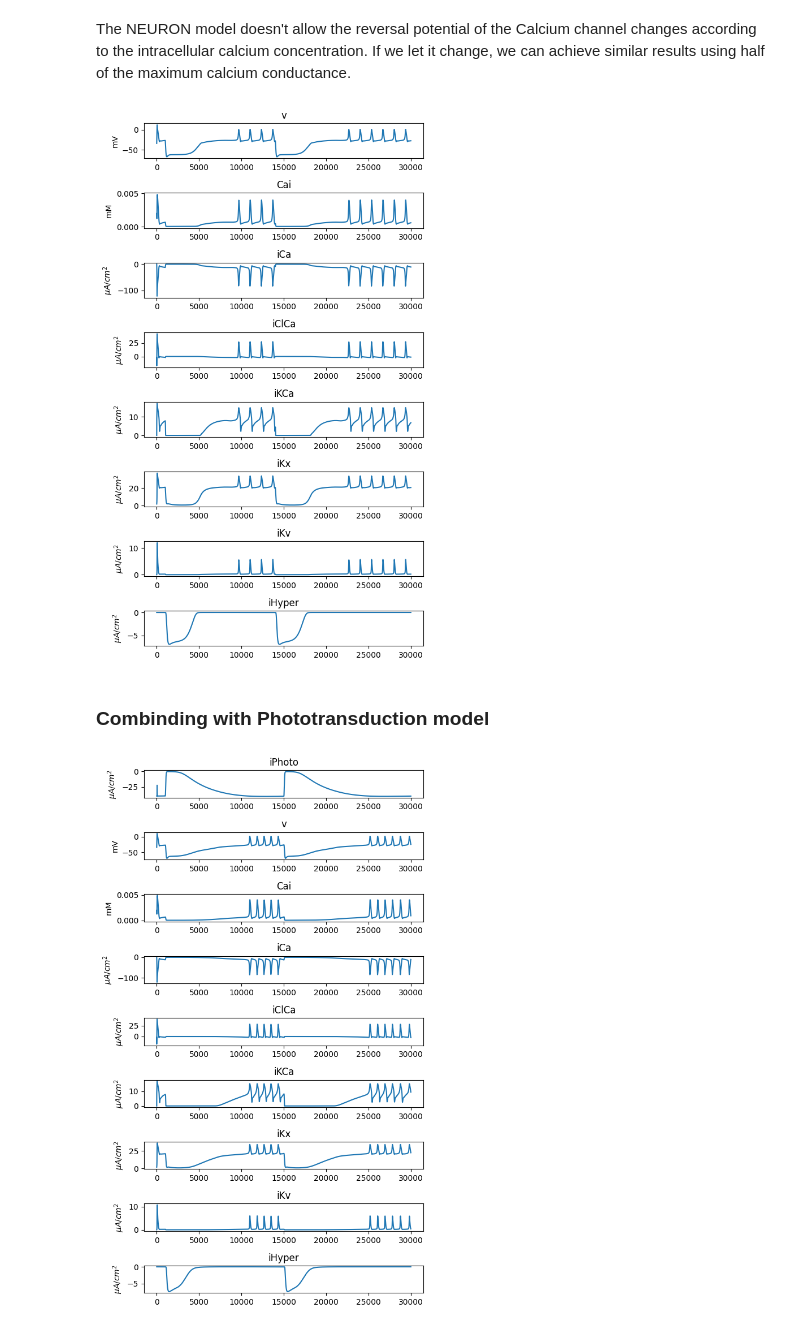
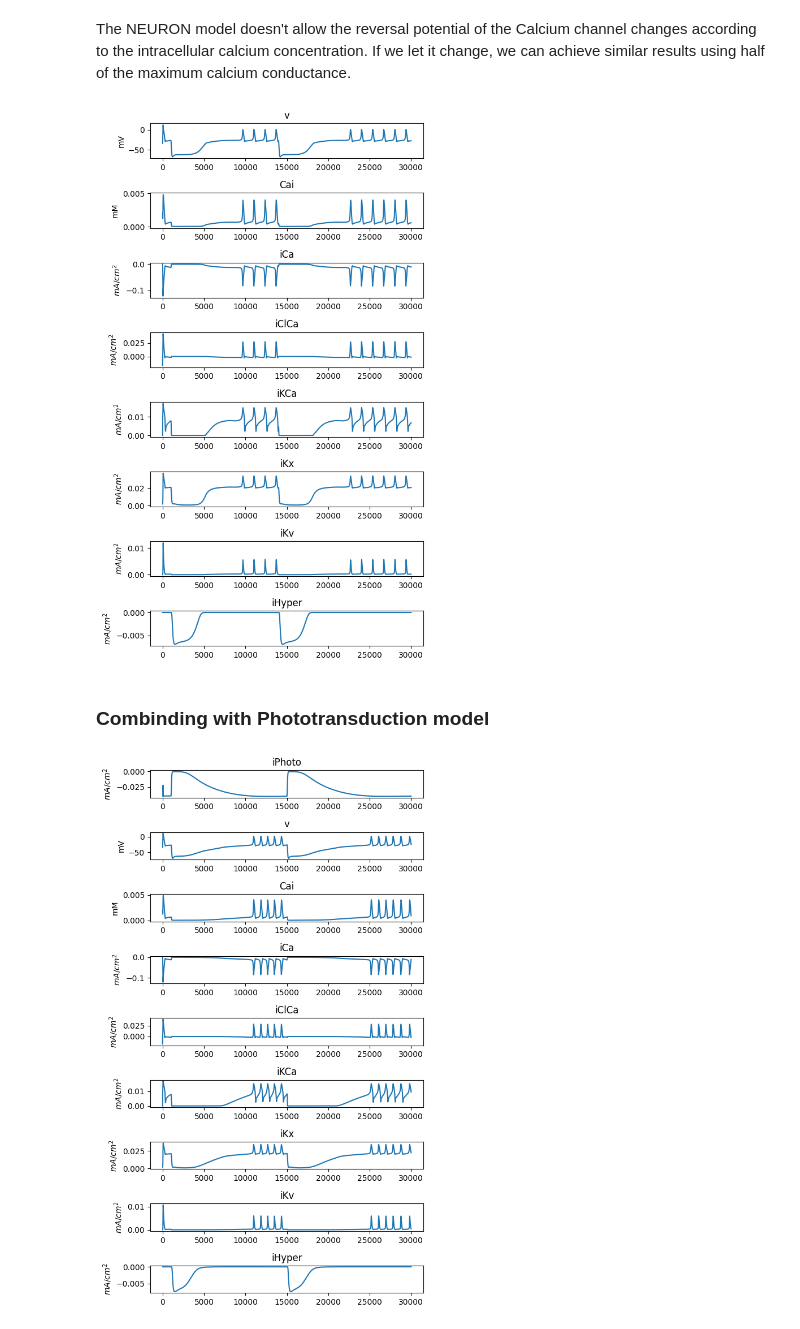
Before and after one commit to jaxleyverse/jaxley-mech, a Jupyter notebook: notebooks/channels/lk04.ipynb, the cells around one changed output. Drawn from its saved outputs; the diff is of its cells as text; code cells hidden in the pictures.

```diff
--- a/notebooks/channels/lk04.ipynb
+++ b/notebooks/channels/lk04.ipynb
@@ -112,5 +112,12 @@ for v_step in v_steps:
         ax[rec].set_title(rec)
         ax[rec].spines["top"].set_visible(False)
 
+        if rec == "v":
+            ax[rec].set_ylabel("mV")
+        elif rec == 'Cai':
+            ax[rec].set_ylabel('mM')
+        else:
+            ax[rec].set_ylabel("mA/cm$^2$")
+
 fig.tight_layout()
 # %% [output]
@@ -274,11 +281,11 @@ for i, rec in enumerate(to_records):
     elif rec == "Cai":
         ax[rec].set_ylabel("mM")
     else:
-        ax[rec].set_ylabel(r"$μA/cm^2$")
+        ax[rec].set_ylabel(r"$mA/cm^2$")
 
 fig.tight_layout()
 # %% [output]
-[figure, old version]
+[figure, new version]
 # %% [markdown]
 ### Combinding with Phototransduction model
 # %%
@@ -348,35 +355,35 @@ light_on_start_1 = int(pre_light_time_1 / dt)
 light_on_end_1 = int((pre_light_time_1 + light_on_time) / dt)
 light_on_start_2 = int( pre_light_time_2 / dt)
 light_on_end_2 = int((pre_light_time_2 + light_on_time) / dt)
 
 intensity = 100
 Jhv = Jhv.at[light_on_start_1:light_on_end_1].set(intensity)
 Jhv = Jhv.at[light_on_start_2:light_on_end_2].set(intensity)
 
 for rec in to_records:
     cell.record(rec, verbose=False)
 
 cell.clamp("Phototransduction_Jhv", Jhv, verbose=False)
 
 s = jx.integrate(cell, delta_t=dt, t_max=total_time)
 s = prettify(s, to_records, dt)
 
 mosaic = [[rec] for rec in to_records]
 fig, ax = plt.subplot_mosaic(mosaic, figsize=(6, 10))
 for i, rec in enumerate(to_records):
     ax[rec].plot(s["time"], s[rec])
     ax[rec].set_title(rec)
 
     if rec == "v":
         ax[rec].set_ylabel("mV")
     elif rec == "Cai":
         ax[rec].set_ylabel("mM")
     else:
-        ax[rec].set_ylabel(r"$μA/cm^2$")
+        ax[rec].set_ylabel(r"$mA/cm^2$")
 
 fig.tight_layout()
 # %% [output]
-[figure, old version]
+[figure, new version]
 # %%
 %load_ext watermark
 %watermark --time --date --timezone --updated --python --iversions --watermark -p jaxley_mech
```
Also changed, not shown: parts of 3 cells of this notebook, 18 other files.
